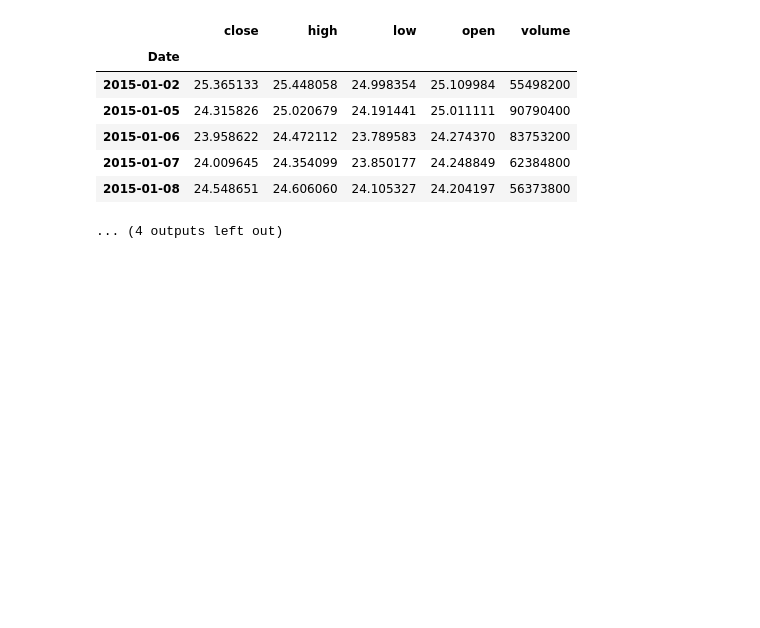
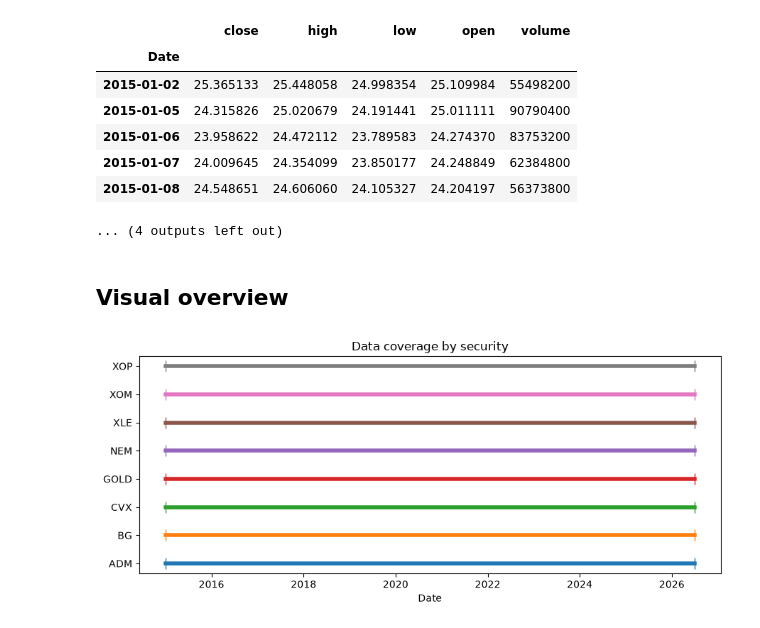
Before and after one commit to LauraKaczmarzyk/quant-research, a Jupyter notebook: preprocessing/data_overview.ipynb, the cells around one changed output. Cells and saved outputs as stored; diff of their text form; code cells hidden in the pictures; blank space fills up the shorter version.

Commit message:
updated plots

```diff
--- a/preprocessing/data_overview.ipynb
+++ b/preprocessing/data_overview.ipynb
@@ -322,3 +322,5 @@ head():
 | 2015-01-07 | 24.009645 | 24.354099 | 23.850177 | 24.248849 | 62384800 |
 | 2015-01-08 | 24.548651 | 24.606060 | 24.105327 | 24.204197 | 56373800 |
 ... (4 outputs left out)
+# %% [markdown]
+## Visual overview
@@ -324,0 +330,14 @@ head():
+# %%
+# 1. Data coverage: first/last available date per security (catches gaps or mismatched start dates)
+fig, ax = plt.subplots(figsize=(9, 4))
+close = dfs["close"]
+for i, sec in enumerate(securities):
+    s = close[sec].dropna()
+    ax.plot([s.index.min(), s.index.max()], [i, i], marker="|", markersize=12, linewidth=4)
+ax.set_yticks(range(len(securities)))
+ax.set_yticklabels(securities)
+ax.set_title("Data coverage by security")
+ax.set_xlabel("Date")
+fig.tight_layout()
+# %% [output]
+[figure, added]
```
Also changed, not shown: parts of 3 cells of this notebook.
